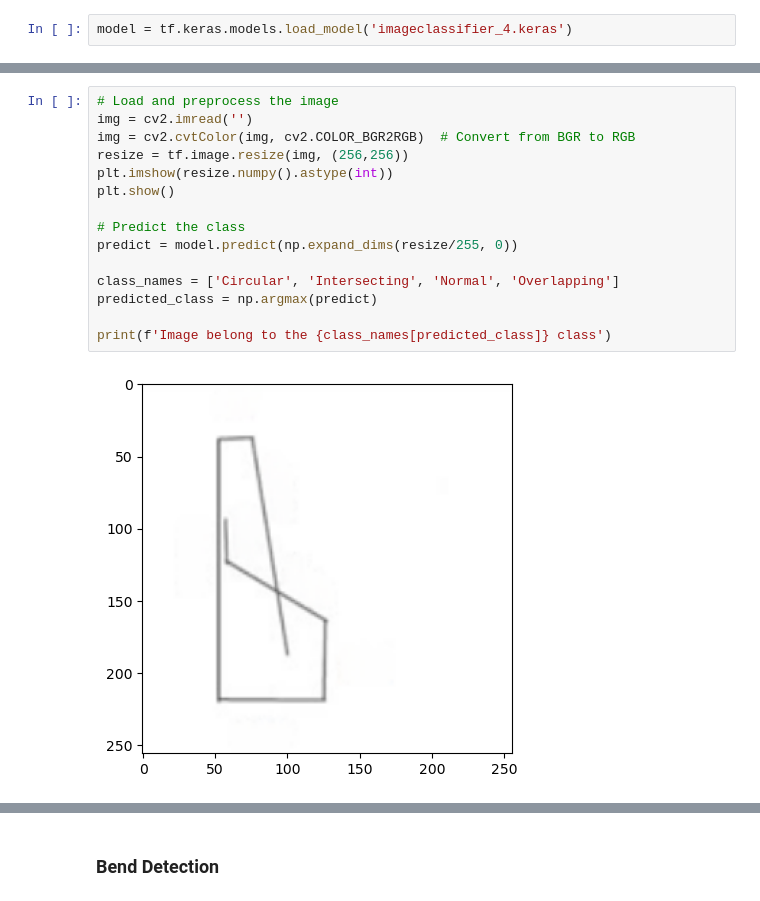
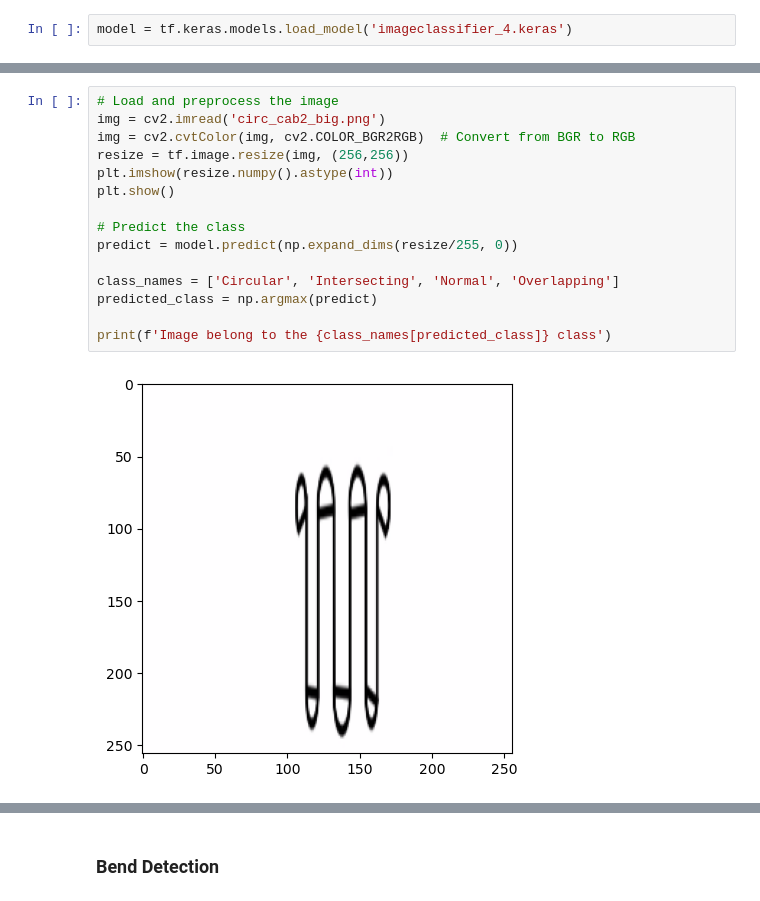
Before and after one commit to NIKHIL0653/Bend-Detection-and-Image-Classification, a Jupyter notebook: Image Classification/bend_detection.ipynb, the cells around one changed output, grey strips where cells are left out. Cells and saved outputs as stored; diff of their text form.

```diff
--- a/Image Classification/bend_detection.ipynb
+++ b/Image Classification/bend_detection.ipynb
@@ -14,17 +16,17 @@ model
 # %%
 # Load and preprocess the image
-img = cv2.imread('')
+img = cv2.imread('circ_cab2_big.png')
 img = cv2.cvtColor(img, cv2.COLOR_BGR2RGB)  # Convert from BGR to RGB
 resize = tf.image.resize(img, (256,256))
 plt.imshow(resize.numpy().astype(int))
 plt.show()
 
 # Predict the class
 predict = model.predict(np.expand_dims(resize/255, 0))
 
 class_names = ['Circular', 'Intersecting', 'Normal', 'Overlapping']
 predicted_class = np.argmax(predict)
 
 print(f'Image belong to the {class_names[predicted_class]} class')
 # %% [output]
-[figure, old version]
+[figure, new version]
```
Also changed, not shown: parts of 4 cells of this notebook, 9 other files.
